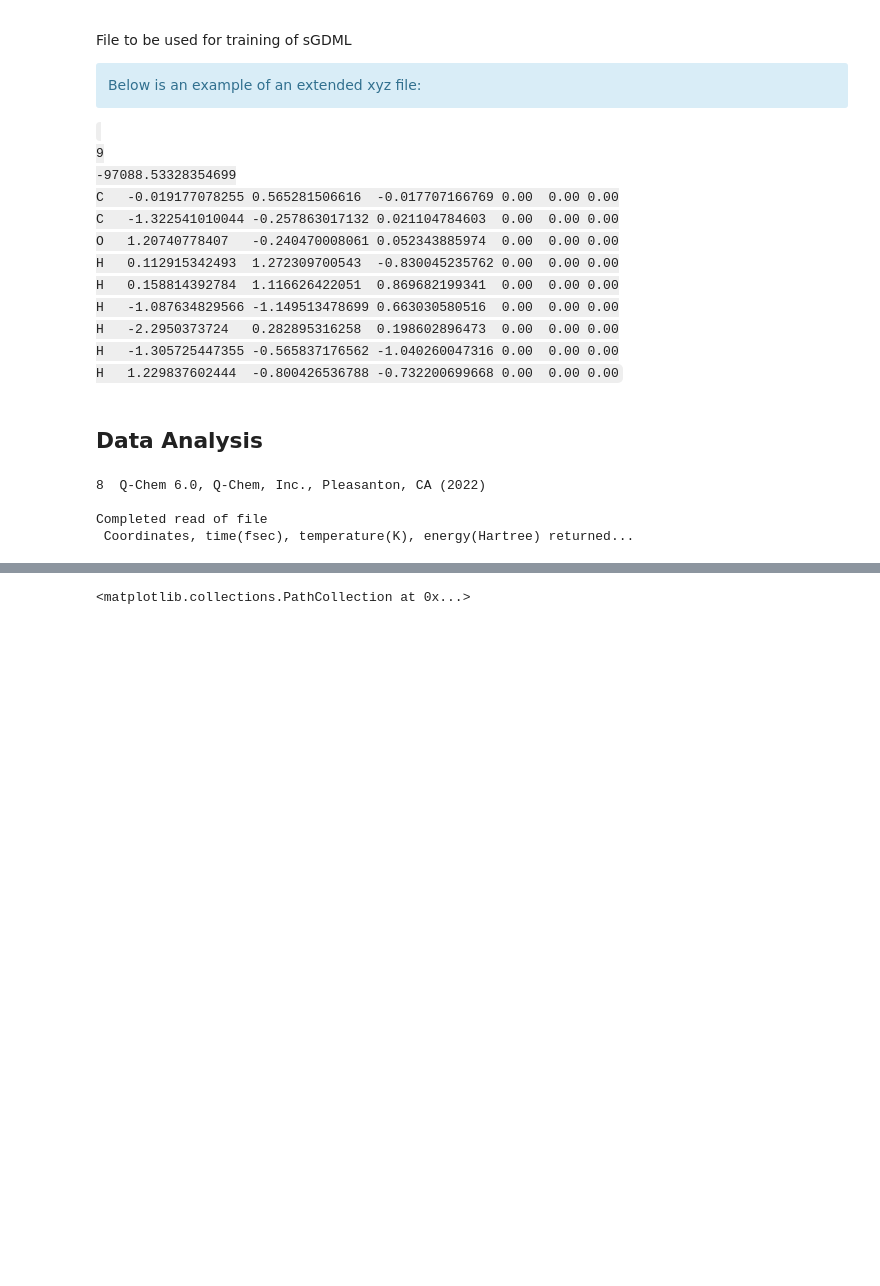
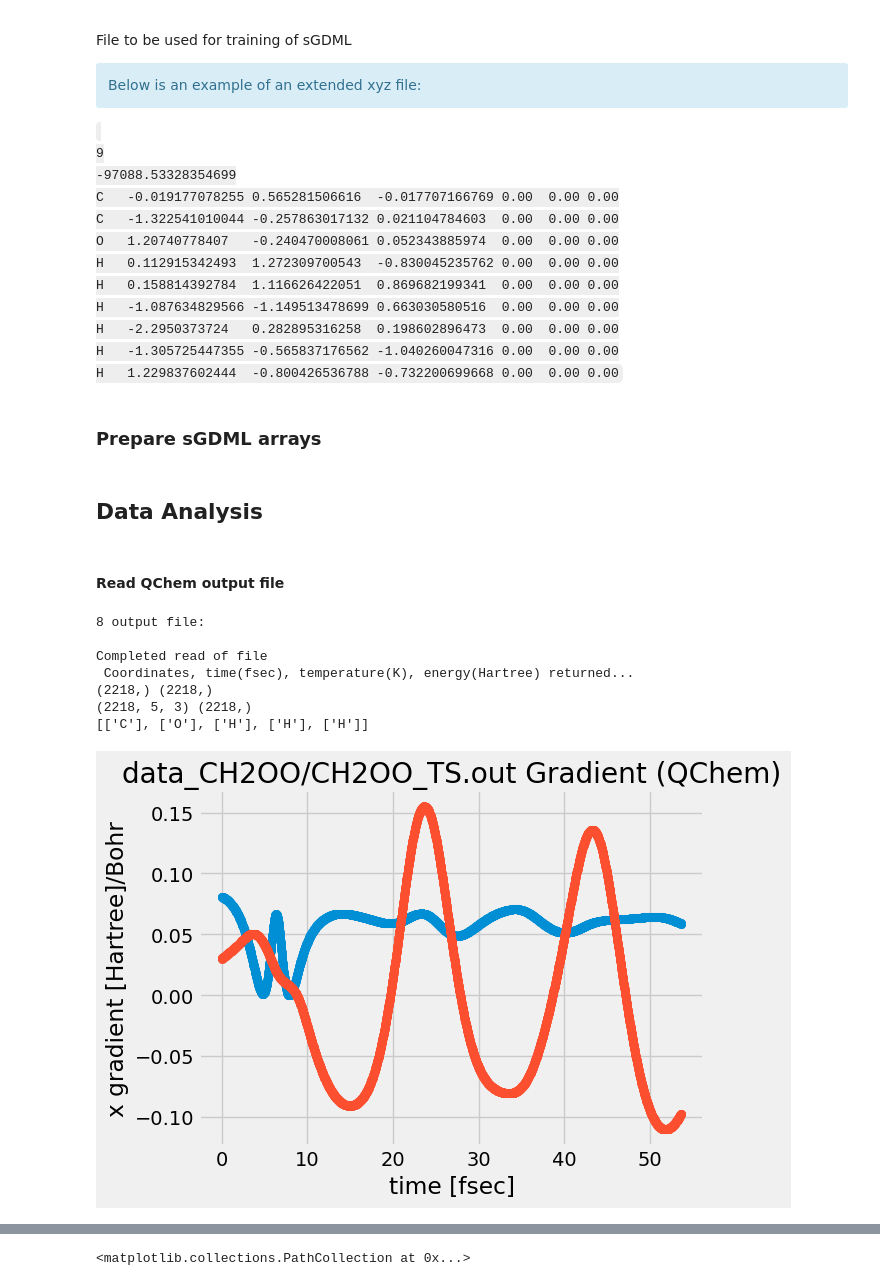
Before and after one commit to laserchemist/MD_MLPES, a Jupyter notebook: code/QChem_read.ipynb, the cells around one changed output, grey strips where cells are left out. Saved outputs shown, nothing was run; the diff lists cells and outputs as text; code cells hidden in the pictures; blank space fills up the shorter version.

```diff
--- a/code/QChem_read.ipynb
+++ b/code/QChem_read.ipynb
@@ -96,3 +145,5 @@ def write_exyz(atoms,energy,coord,filename):
             geom_line = atoms[i][j][0]+"  "+geom+" 0.0000 0.0000 0.0000\n"
             f.write(geom_line)
     return
+# %% [markdown]
+### Prepare sGDML arrays
@@ -99,10 +173,17 @@ def write_exyz(atoms,energy,coord,filename):
 # %% [markdown]
 ## Data Analysis
+# %% [markdown]
+#### Read QChem output file
 # %%
-filename='qchem_test.txt'
-coord,time,temp,energy,atoms = MDStep(filename)
+filename='data_CH2OO/CH2OO_TS.out'
+coord,time,temp,energy,grad, atoms = MDStep(filename)
+print(atoms[0])
 # %% [output]
-8  Q-Chem 6.0, Q-Chem, Inc., Pleasanton, CA (2022)
+8 output file:
 
 Completed read of file
  Coordinates, time(fsec), temperature(K), energy(Hartree) returned...
+(2218,) (2218,)
+(2218, 5, 3) (2218,)
+[['C'], ['O'], ['H'], ['H'], ['H']]
+[figure, added]
```
Also changed, not shown: parts of 11 cells of this notebook, 8 other files.
